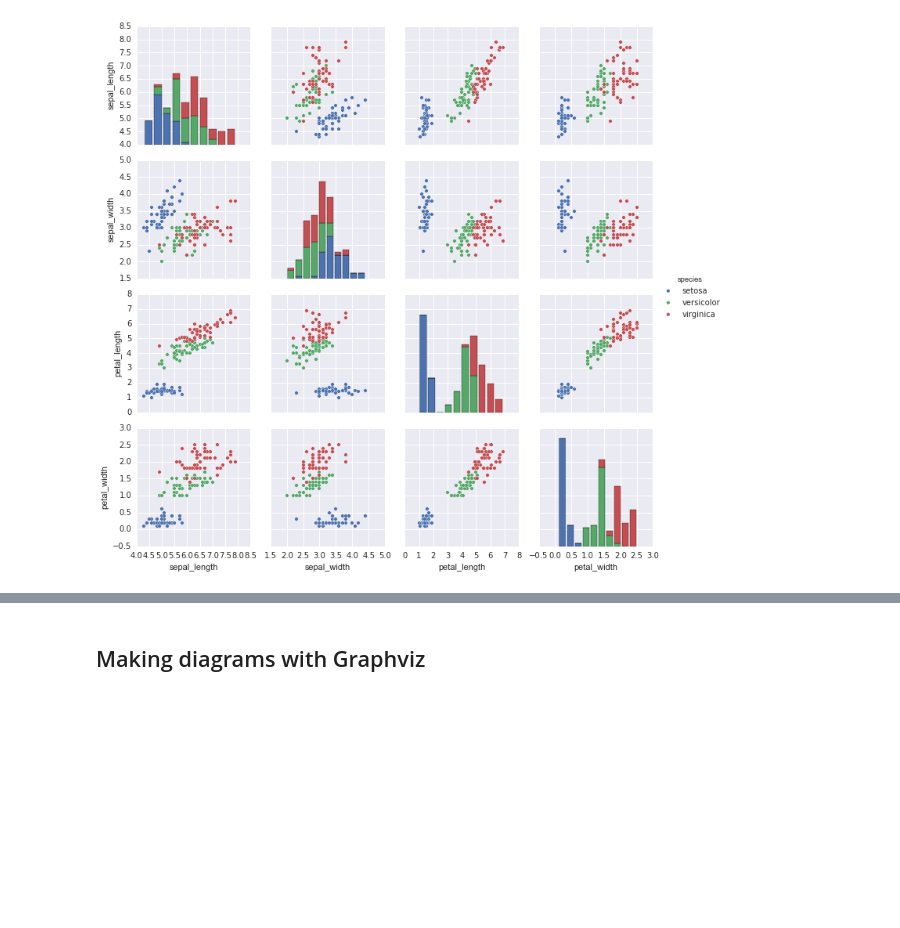
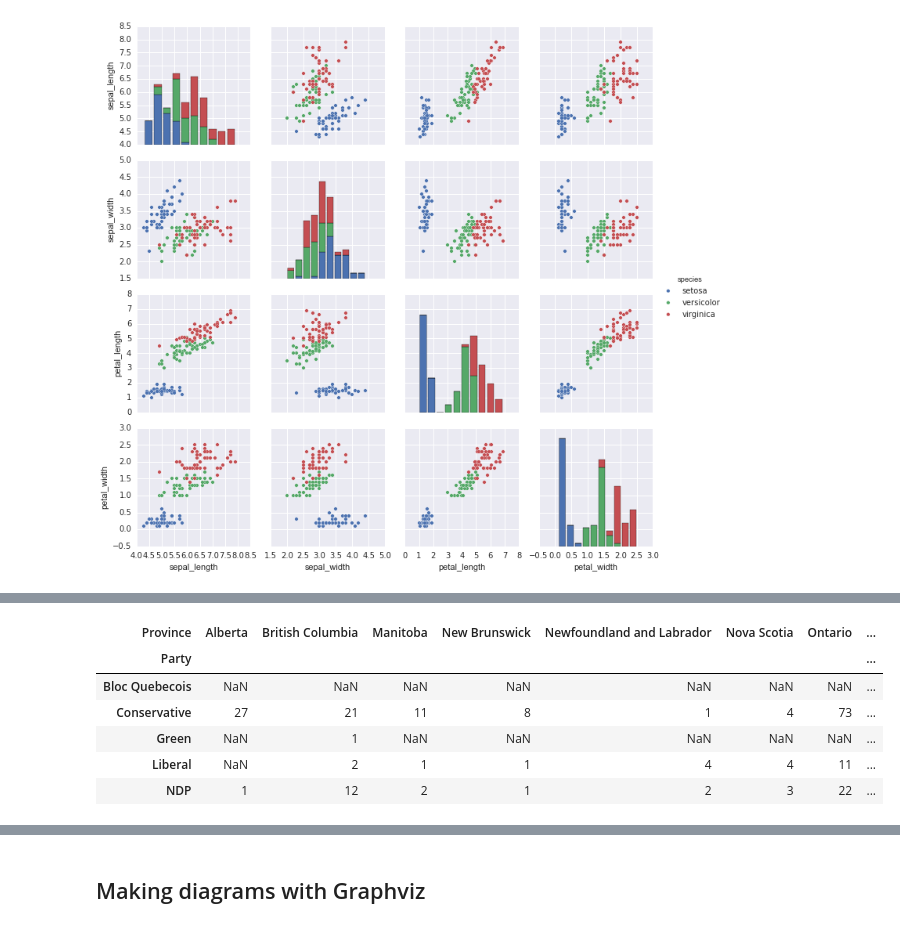
Before and after one commit to nicolaskruchten/pyconca, a Jupyter notebook: jupyter_magic.ipynb, the cells around one changed output, grey strips where cells are left out. Cells and saved outputs as stored; diff of their text form; code cells hidden in the pictures; blank space fills up the shorter version.

```diff
--- a/jupyter_magic.ipynb
+++ b/jupyter_magic.ipynb
@@ -184,0 +192,4 @@ show(p)
+# %%
+import pandas as pd
+df = pd.read_csv("mps.csv")
+df.head()
@@ -184,0 +203,10 @@ show(p)
+# %%
+df.pivot_table(index="Party", columns="Province", aggfunc=len, values="Name")
+# %% [output]
+| Province | Alberta | British Columbia | Manitoba | New Brunswick | Newfoundland and Labrador | Nova Scotia | Ontario | ... |
+| Party |  |  |  |  |  |  |  | ... |
+| Bloc Quebecois | NaN | NaN | NaN | NaN | NaN | NaN | NaN | ... |
+| Conservative | 27 | 21 | 11 | 8 | 1 | 4 | 73 | ... |
+| Green | NaN | 1 | NaN | NaN | NaN | NaN | NaN | ... |
+| Liberal | NaN | 2 | 1 | 1 | 4 | 4 | 11 | ... |
+| NDP | 1 | 12 | 2 | 1 | 2 | 3 | 22 | ... |
```
Also changed, not shown: parts of 28 cells of this notebook, 2 other files.
